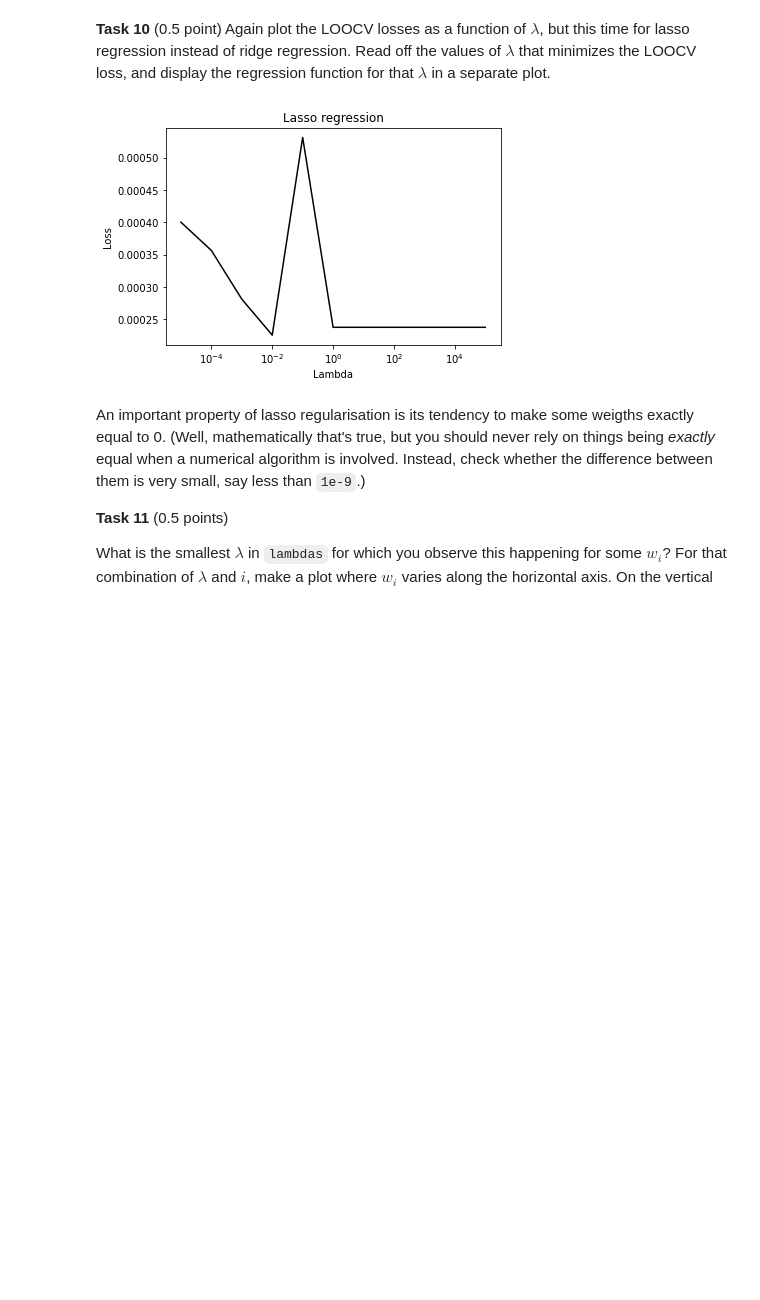
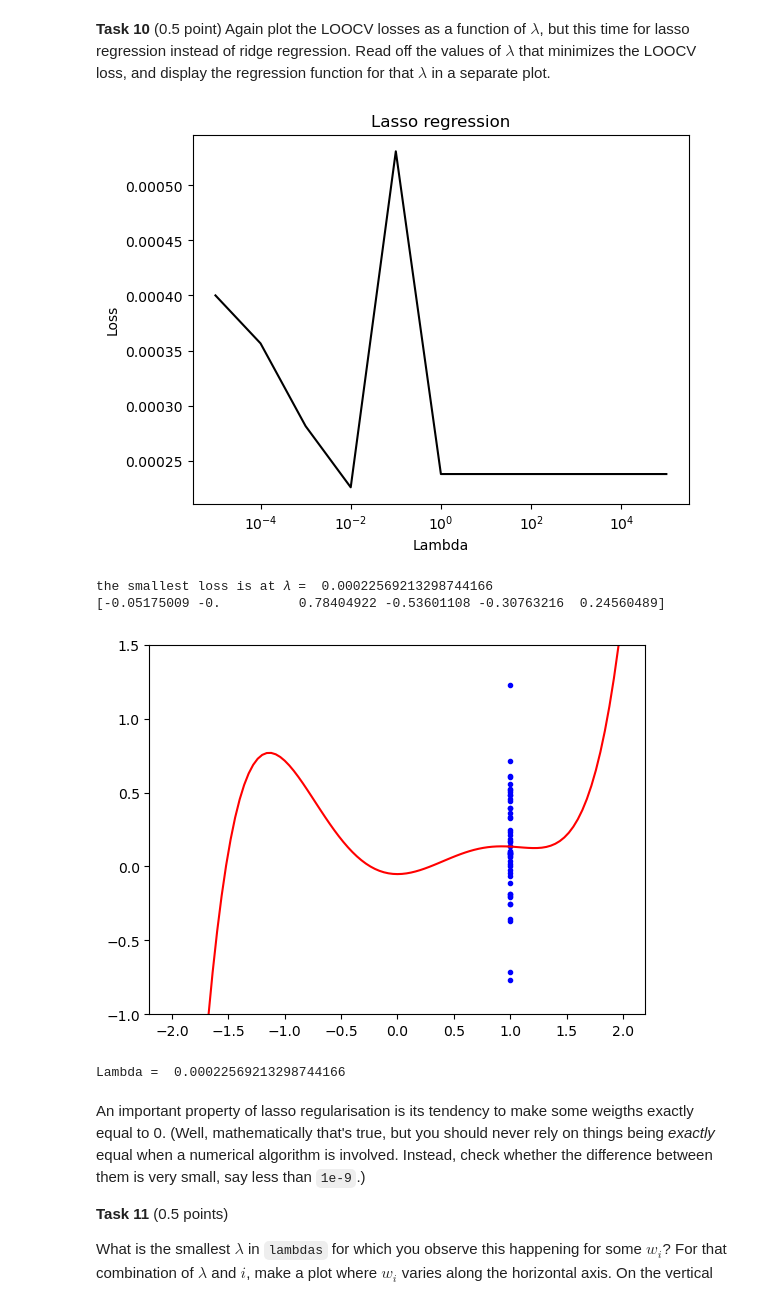
Before and after one commit to noortje5432/ML-assignment-1, a Jupyter notebook: ML2023_assignment1.ipynb, the cells around one changed output. Saved outputs shown, nothing was run; the diff lists cells and outputs as text; code cells hidden in the pictures; blank space fills up the shorter version.

```diff
--- a/ML2023_assignment1.ipynb
+++ b/ML2023_assignment1.ipynb
@@ -304,20 +304,34 @@ def fit_lasso(X, t, lamb):
 # %%
 # Your code here
 
 lambdas = 10 ** np.linspace(-5, 5, 11)
 losses = np.zeros_like(lambdas)
 
 i = 0
 for i in range(len(lambdas)):
     loss = LOOCV(X, t, fit_lasso, lambdas[i])
     losses[i] = loss
 plt.title("Lasso regression")
 plt.xlabel("Lambda")
 plt.ylabel("Loss")
 plt.semilogx(lambdas, losses, c='black') # target
 plt.show()
+
+
+min_LOOCV_loss = min(losses)  #compute 𝜆 that minimizes the LOOCV loss,
+print('the smallest loss is at 𝜆 = ', min_LOOCV_loss)
+
+w_hat2 = (fit_lasso(X, t, min_LOOCV_loss))
+print(w_hat2) #Compute w_hat.
+
+plt2 = plot_regression_result(X[:,0], t, w_hat2, include_target_function=False)    #Plot with one of the lambdas.
+print("Lambda = ", min_LOOCV_loss)                                         #print which lambda.
 # %% [output]
-[figure, old version]
+[figure, new version]
+the smallest loss is at 𝜆 =  0.00022569213298744166
+[-0.05175009 -0.          0.78404922 -0.53601108 -0.30763216  0.24560489]
+[figure, added]
+Lambda =  0.00022569213298744166
 # %% [markdown]
 An important property of lasso regularisation is its tendency to make some weigths exactly equal to 0. (Well, mathematically that's true, but you should never rely on things being *exactly* equal when a numerical algorithm is involved. Instead, check whether the difference between them is very small, say less than `1e-9`.)
 
```
Also changed, not shown: parts of 7 cells of this notebook.
